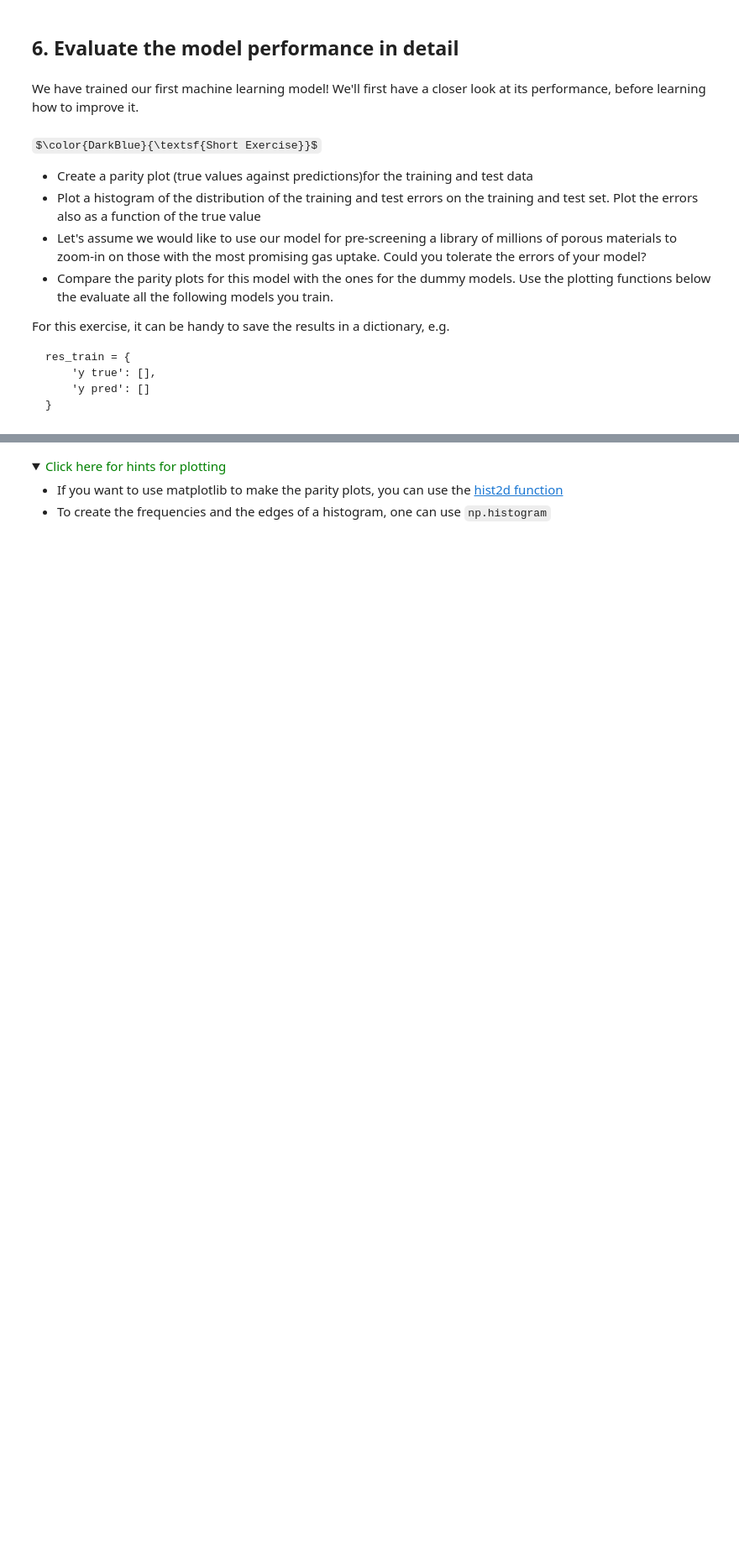
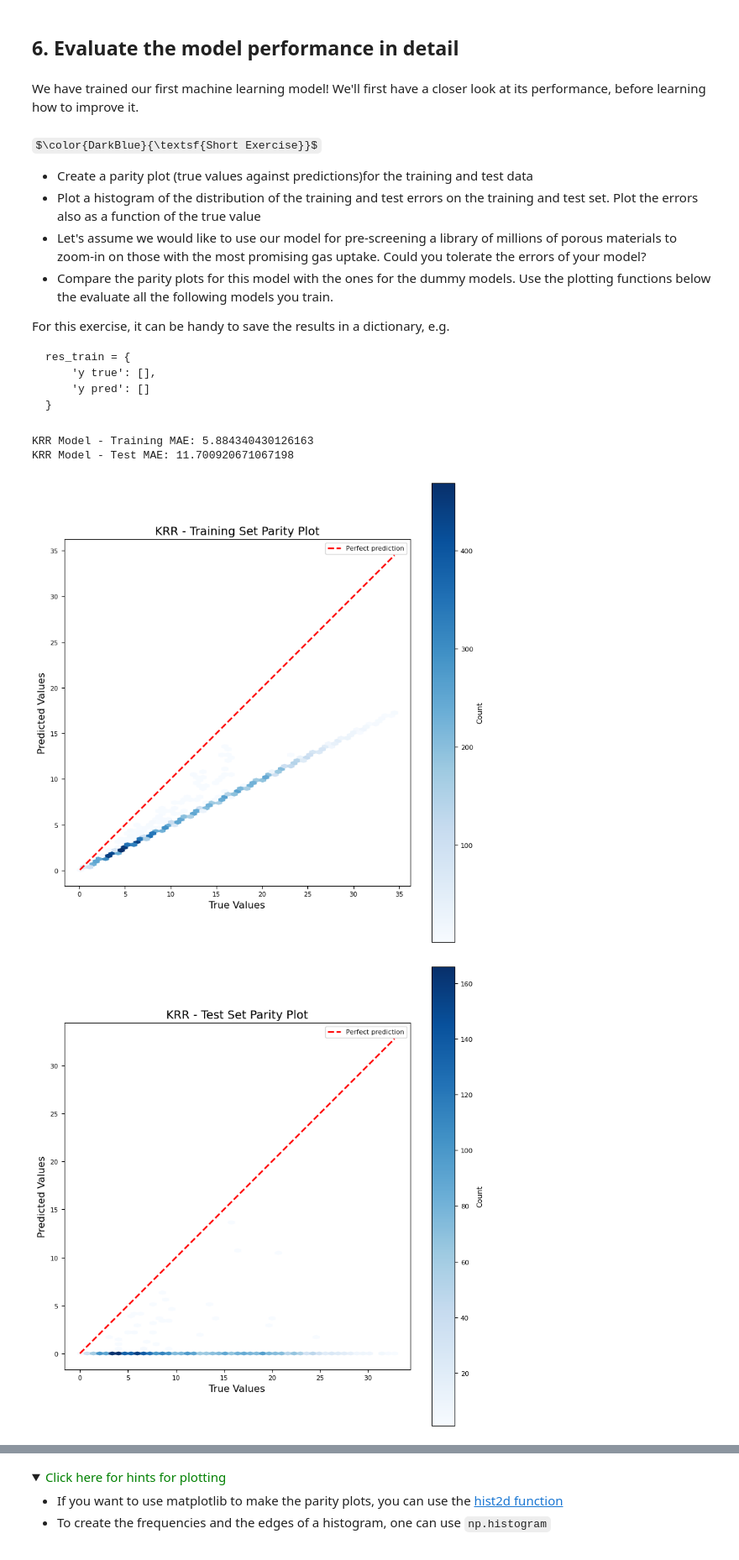
Before and after one commit to vicollari/ml_project_ch315, a Jupyter notebook: group#_block3_project.ipynb, the cells around one changed output, grey strips where cells are left out. Shown at 84% size. Cells and saved outputs as stored; diff of their text form; code cells hidden in the pictures; folded sections open; some formulas as TeX source; blank space fills up the shorter version.

````diff
--- a/group#_block3_project.ipynb
+++ b/group#_block3_project.ipynb
@@ -1155,3 +1112,65 @@ res_train = {
     'y pred': []
 }
 ```
+# %%
+import matplotlib.pyplot as plt
+import numpy as np
+
+# ===========================
+# 11.1 - Create parity plots
+# ===========================
+
+# Create dictionaries with training and test results
+res_train = {
+    'y true': df_train_stratified[TARGET].values,
+    'y pred': krr.predict(df_train_stratified[FEATURES])
+}
+
+res_test = {
+    'y true': df_test_stratified[TARGET].values,
+    'y pred': krr.predict(df_test_stratified[FEATURES])
+}
+
+# Calculate errors
+res_train["error"] = res_train["y true"] - res_train["y pred"]
+res_test["error"] = res_test["y true"] - res_test["y pred"]
+
+print("KRR Model - Training MAE:", np.mean(np.abs(res_train["error"])))
+print("KRR Model - Test MAE:", np.mean(np.abs(res_test["error"])))
+
+
+# ===========================
+# Parity Plot Function
+# ===========================
+
+def plot_parity(y_true, y_pred, title="Parity Plot"):
+    """Create a parity plot with hexbin density"""
+    fig, ax = plt.subplots(figsize=(8, 8))
+
+    # Hexbin plot for density visualization
+    hb = ax.hexbin(y_true, y_pred, gridsize=50, cmap='Blues', mincnt=1)
+
+    # Perfect prediction line
+    min_val = min(y_true.min(), y_pred.min())
+    max_val = max(y_true.max(), y_pred.max())
+    ax.plot([min_val, max_val], [min_val, max_val], 'r--', lw=2, label='Perfect prediction')
+
+    ax.set_xlabel('True Values', fontsize=12)
+    ax.set_ylabel('Predicted Values', fontsize=12)
+    ax.set_title(title, fontsize=14)
+    ax.legend()
+    ax.set_aspect('equal')
+
+    # Add colorbar
+    plt.colorbar(hb, ax=ax, label='Count')
+    plt.tight_layout()
+    plt.show()
+
+# Plot parity plots for KRR
+plot_parity(res_train['y true'], res_train['y pred'], title="KRR - Training Set Parity Plot")
+plot_parity(res_test['y true'], res_test['y pred'], title="KRR - Test Set Parity Plot")
+# %% [output]
+KRR Model - Training MAE: 5.884340430126163
+KRR Model - Test MAE: 11.700920671067198
+[figure, added]
+[figure, added]
````
Also changed, not shown: parts of 14 cells of this notebook.
